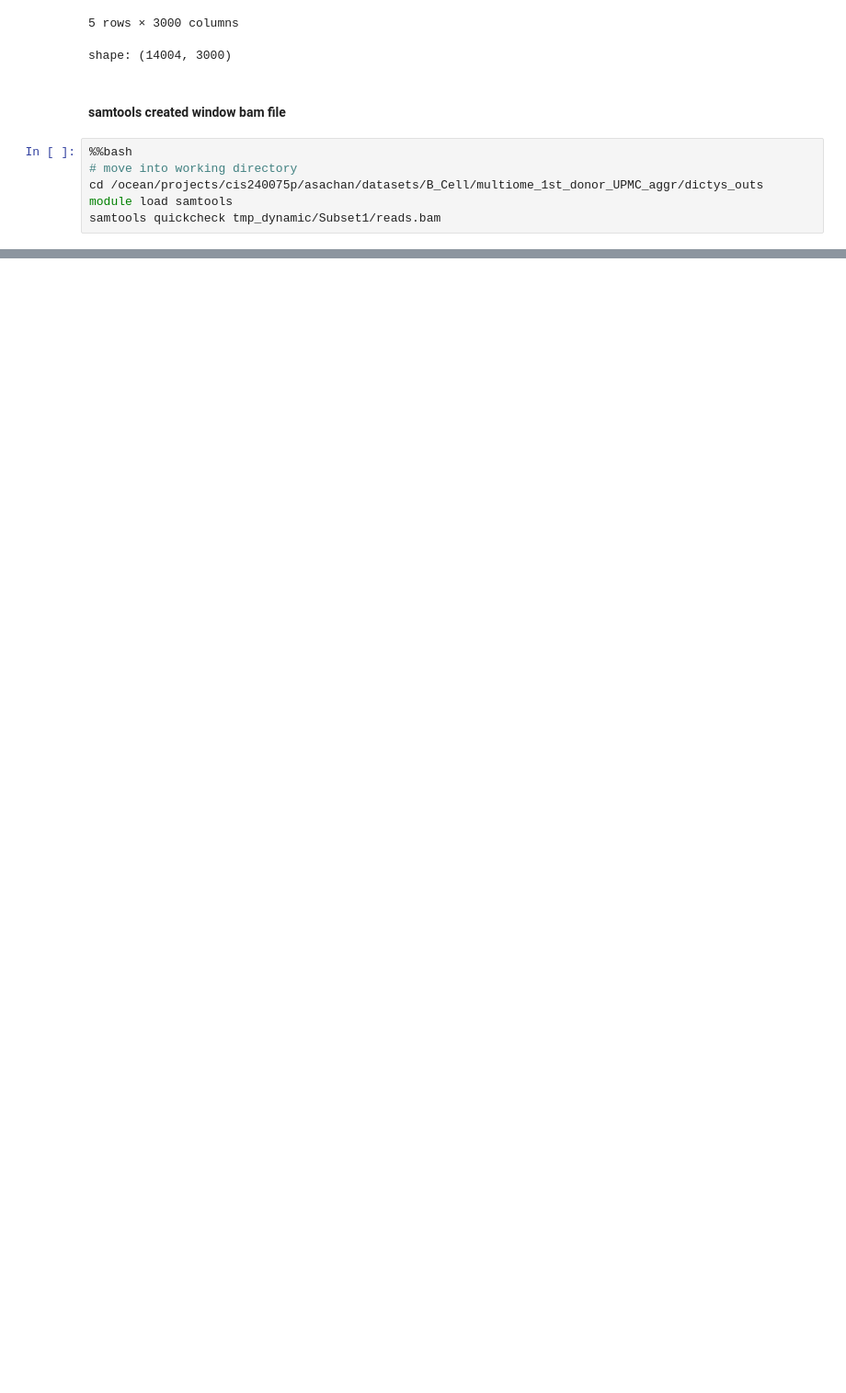
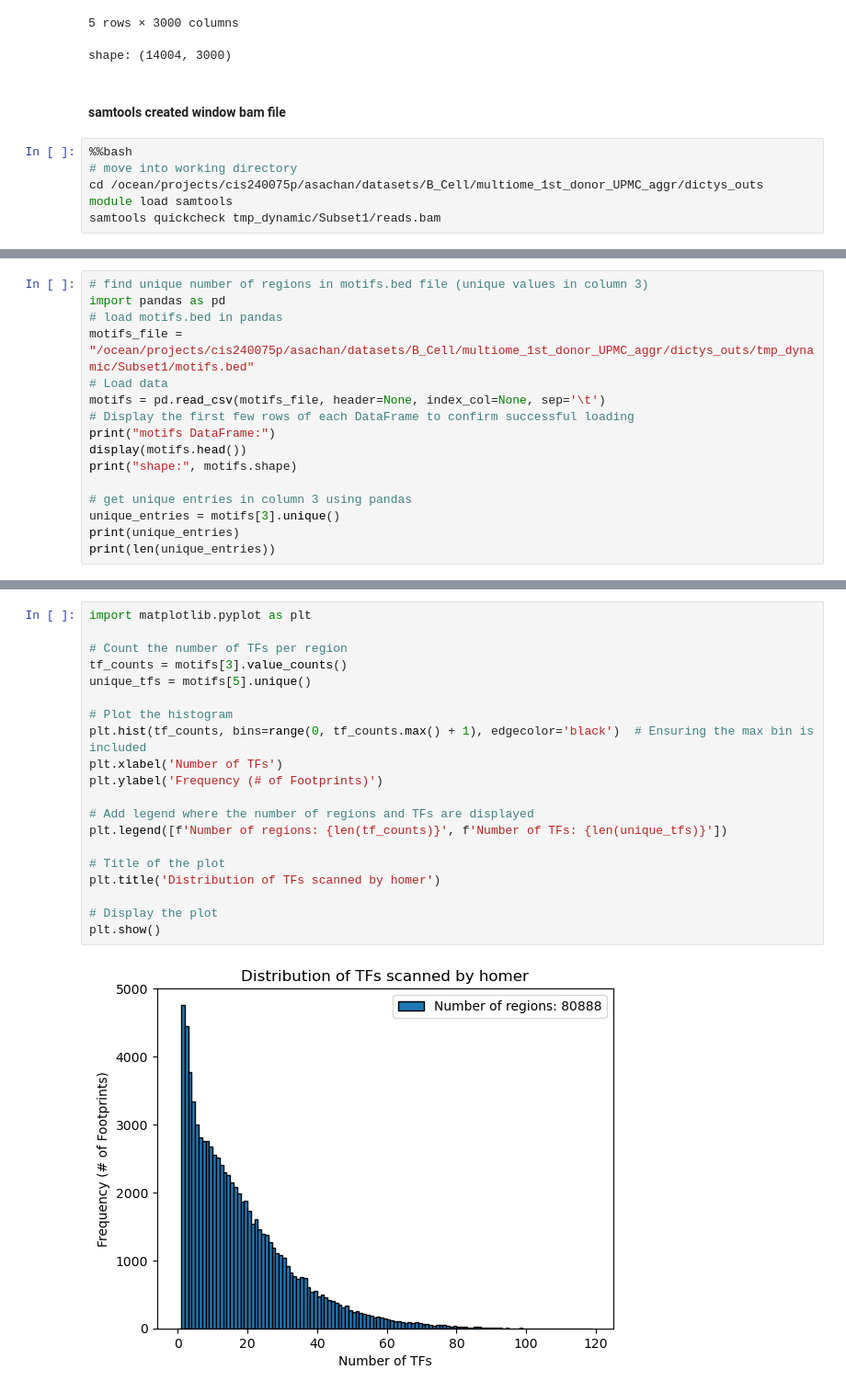
Before and after one commit to akanksha-sachan/B_Cell_States, a Jupyter notebook: multiome_dictys/py_scripts/data_prep_and_checks.ipynb, the cells around one changed output, grey strips where cells are left out. Shown at 92% size. Cells and saved outputs as stored; diff of their text form; blank space fills up the shorter version.

```diff
--- a/multiome_dictys/py_scripts/data_prep_and_checks.ipynb
+++ b/multiome_dictys/py_scripts/data_prep_and_checks.ipynb
@@ -900,0 +1033,16 @@ samtools quickcheck tmp_dynamic/Subset1/reads.bam
+# %%
+# find unique number of regions in motifs.bed file (unique values in column 3)
+import pandas as pd
+# load motifs.bed in pandas
+motifs_file = "/ocean/projects/cis240075p/asachan/datasets/B_Cell/multiome_1st_donor_UPMC_aggr/dictys_outs/tmp_dynamic/Subset1/motifs.bed"
+# Load data
+motifs = pd.read_csv(motifs_file, header=None, index_col=None, sep='\t')
+# Display the first few rows of each DataFrame to confirm successful loading
+print("motifs DataFrame:")
+display(motifs.head())
+print("shape:", motifs.shape)
+
+# get unique entries in column 3 using pandas
+unique_entries = motifs[3].unique()
+print(unique_entries)
+print(len(unique_entries))
@@ -900,0 +1062,22 @@ samtools quickcheck tmp_dynamic/Subset1/reads.bam
+# %%
+import matplotlib.pyplot as plt
+
+# Count the number of TFs per region
+tf_counts = motifs[3].value_counts()
+unique_tfs = motifs[5].unique()
+
+# Plot the histogram
+plt.hist(tf_counts, bins=range(0, tf_counts.max() + 1), edgecolor='black')  # Ensuring the max bin is included
+plt.xlabel('Number of TFs')
+plt.ylabel('Frequency (# of Footprints)')
+
+# Add legend where the number of regions and TFs are displayed
+plt.legend([f'Number of regions: {len(tf_counts)}', f'Number of TFs: {len(unique_tfs)}'])
+
+# Title of the plot
+plt.title('Distribution of TFs scanned by homer')
+
+# Display the plot
+plt.show()
+# %% [output]
+[figure, added]
```
Also changed, not shown: parts of 18 cells of this notebook, 1 other file.
